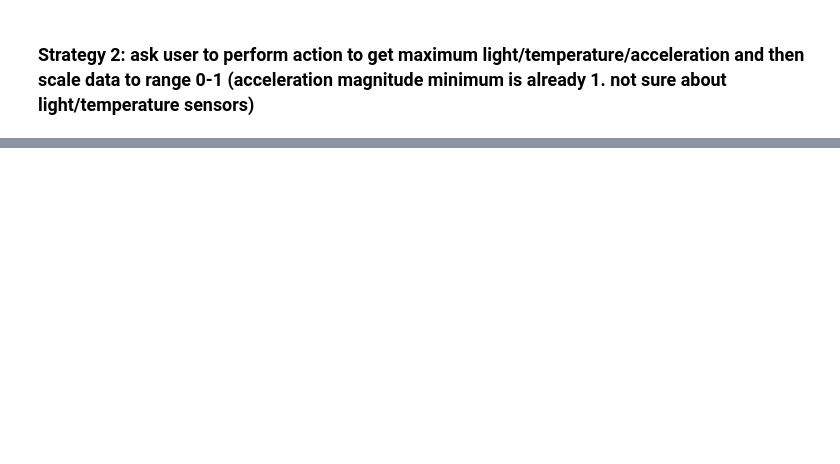
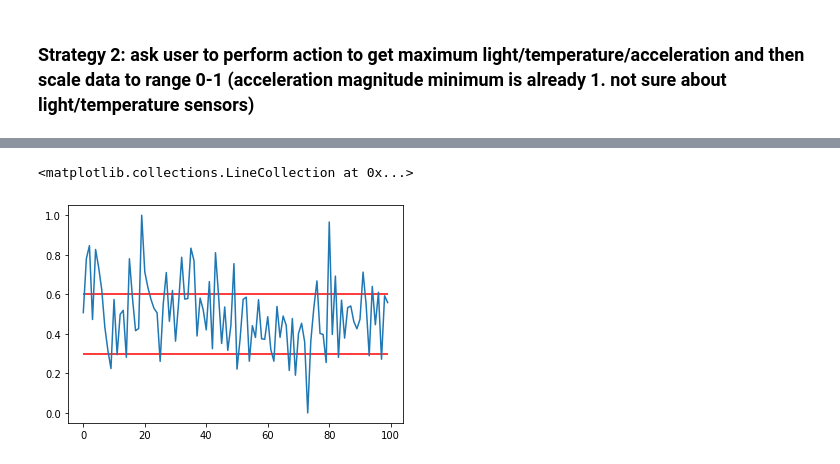
Before and after one commit to rhdemo/2022-ai-sensor, a Jupyter notebook: nbs/Data Exploration.ipynb, the cells around one changed output, grey strips where cells are left out. Saved outputs shown, nothing was run; the diff lists cells and outputs as text; code cells hidden in the pictures; blank space fills up the shorter version.

```diff
--- a/nbs/Data Exploration.ipynb
+++ b/nbs/Data Exploration.ipynb
@@ -181,0 +191,10 @@ plt.hlines(mapping[high_p], 0, N-1, color='r')
+# %%
+#these are absolute thresholds i.e. not distribution/histogram based
+low_threshold = 0.3
+high_threshold = 0.6
+plt.plot(light_normalized)
+plt.hlines(low_threshold, 0, N-1, color='r')
+plt.hlines(high_threshold, 0, N-1, color='r')
+# %% [output]
+<matplotlib.collections.LineCollection at 0x...>
+[figure, added]
```
Also changed, not shown: parts of 5 cells of this notebook.
